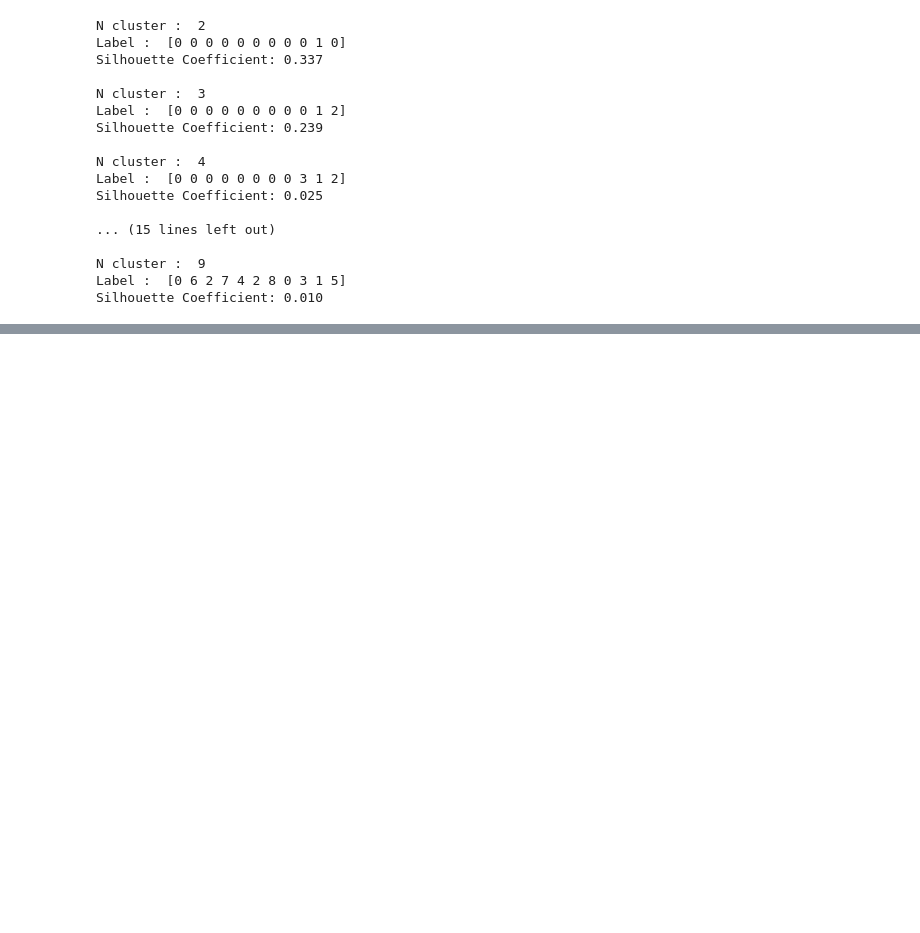
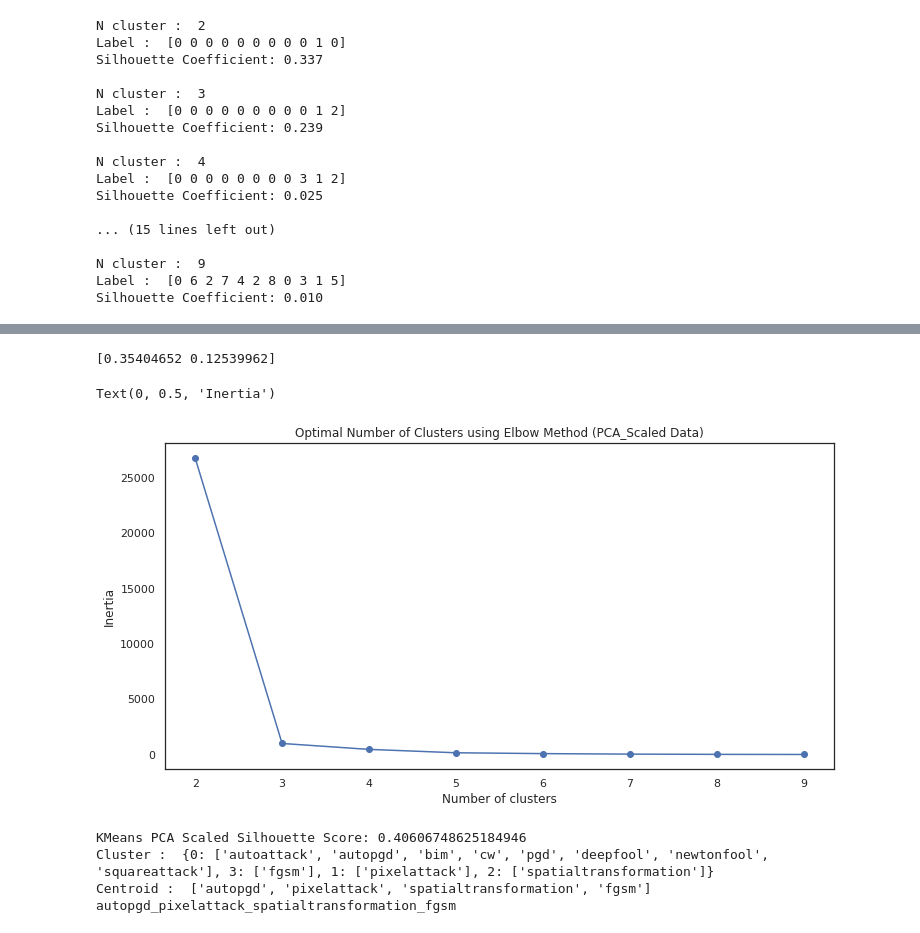
Before and after one commit to mhilmiasyrofi/attack-analysis, a Jupyter notebook: cifar10/cosine-simmilarity.ipynb, the cells around one changed output, grey strips where cells are left out. Saved outputs shown, nothing was run; the diff lists cells and outputs as text; code cells hidden in the pictures; blank space fills up the shorter version.

```diff
--- a/cifar10/cosine-simmilarity.ipynb
+++ b/cifar10/cosine-simmilarity.ipynb
@@ -550,0 +618,50 @@ circles, perplexity=100 in 0.37 sec
+# %%
+from sklearn.decomposition import PCA
+
+n_components = 2
+columns = ["pc" + str(id) for i in range(n_components)]
+pca = PCA(n_components=n_components)
+pca_scale = pca.fit_transform(accuracies)
+pca_df_scale = pd.DataFrame(pca_scale, columns=columns)
+print(pca.explained_variance_ratio_)
+# %% [output]
+[0.35404652 0.12539962]
+# %%
+sse = []
+k_list = range(2, 10)
+for k in k_list:
+    km = KMeans(n_clusters=k)
+    km.fit(pca_df_scale)
+    sse.append([k, km.inertia_])
+
+pca_results_scale = pd.DataFrame({'Cluster': k_list, 'SSE': sse})
+plt.figure(figsize=(12,6))
+plt.plot(pd.DataFrame(sse)[0], pd.DataFrame(sse)[1], marker='o')
+plt.title('Optimal Number of Clusters using Elbow Method (PCA_Scaled Data)')
+plt.xlabel('Number of clusters')
+plt.ylabel('Inertia')
+# %% [output]
+Text(0, 0.5, 'Inertia')
+[figure, added]
+# %%
+from sklearn.metrics import pairwise_distances_argmin_min
+
+kmeans_pca_scale = KMeans(n_clusters=4, n_init=100, max_iter=500, init='k-means++', random_state=42).fit(pca_df_scale)
+print('KMeans PCA Scaled Silhouette Score: {}'.format(silhouette_score(pca_df_scale, kmeans_pca_scale.labels_, metric='euclidean')))
+labels_pca_scale = kmeans_pca_scale.labels_
+print("Cluster : ", get_cluster(labels_pca_scale, attacks))
+cluster_centers = kmeans_pca_scale.cluster_centers_
+closest_id, _ = pairwise_distances_argmin_min(cluster_centers, pca_df_scale)
+closest = []
+for i in closest_id :
+    closest.append(id_to_attack[i])
+print("Centroid : ", closest)
+print("_".join(closest))
+
+
+clusters_pca_scale = pd.concat([pca_df_scale, pd.DataFrame({'pca_clusters':labels_pca_scale})], axis=1)
+# %% [output]
+KMeans PCA Scaled Silhouette Score: 0.40606748625184946
+Cluster :  {0: ['autoattack', 'autopgd', 'bim', 'cw', 'pgd', 'deepfool', 'newtonfool', 'squareattack'], 3: ['fgsm'], 1: ['pixelattack'], 2: ['spatialtransformation']}
+Centroid :  ['autopgd', 'pixelattack', 'spatialtransformation', 'fgsm']
+autopgd_pixelattack_spatialtransformation_fgsm
```
Also changed, not shown: parts of 13 cells of this notebook.
